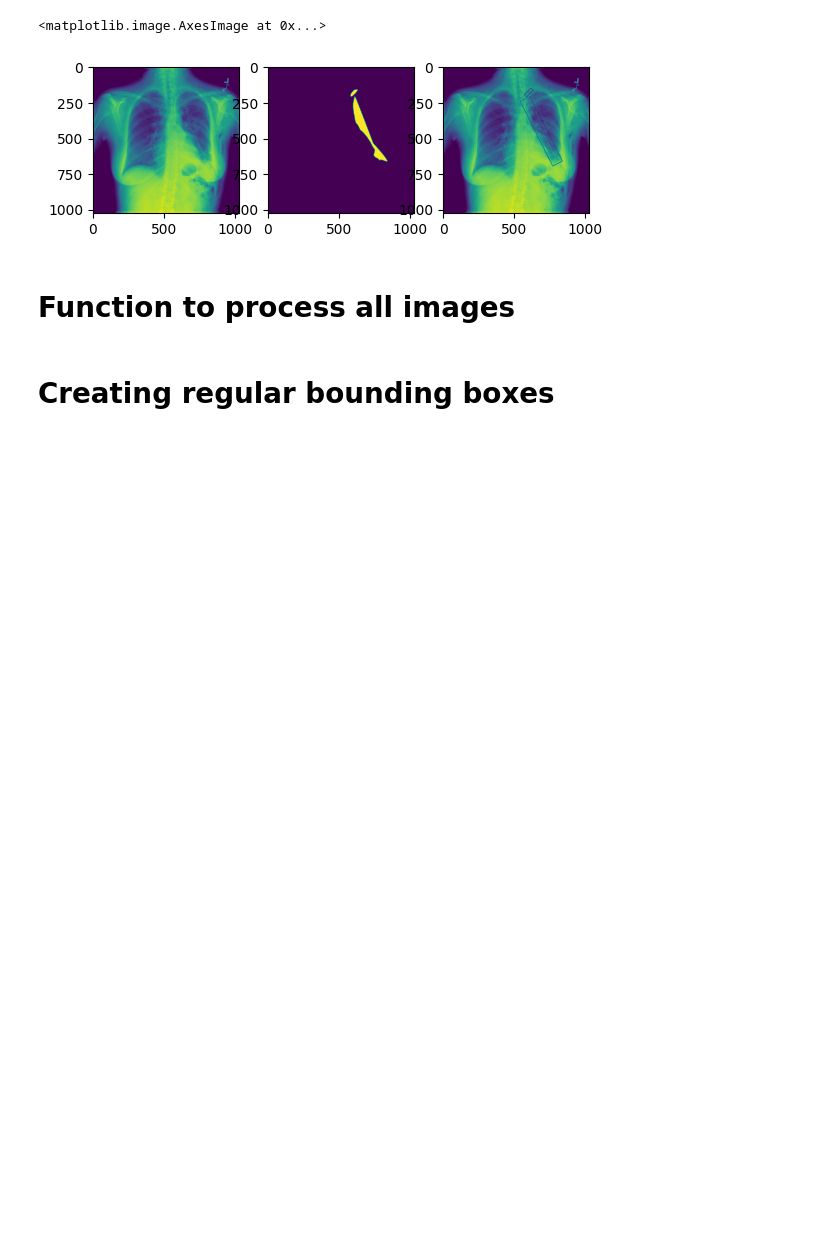
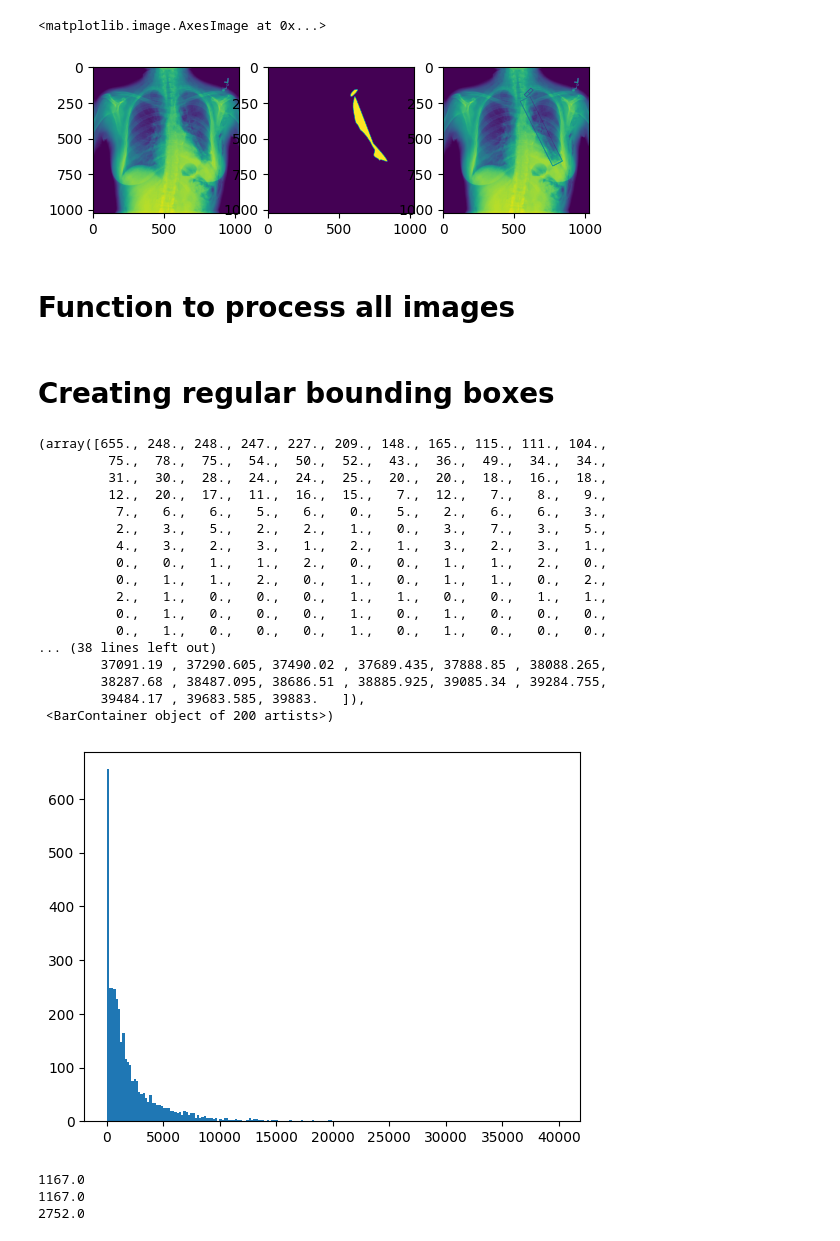
Before and after one commit to kaichenchai/Mini_VinDr_CXR_Dataset, a Jupyter notebook: siim-acr-pneumothorax/convert_mask_to_bb.ipynb, the cells around one changed output. Cells and saved outputs as stored; diff of their text form; code cells hidden in the pictures; blank space fills up the shorter version.

```diff
--- a/siim-acr-pneumothorax/convert_mask_to_bb.ipynb
+++ b/siim-acr-pneumothorax/convert_mask_to_bb.ipynb
@@ -312,3 +316,47 @@ def process_dir_of_masks_to_yolo_format(dir: str) -> pd.DataFrame:
 # %%
 df = process_dir_of_masks_to_yolo_format("/Users/kaichenchai/Documents/Projects/siim-acr_512/mask/")
 df.to_json("bb_full_mask_output.json", orient='records', indent=2, index=None)
+# %%
+areas = []
+glob_path = os.path.join("/Users/kaichenchai/Documents/Projects/siim-acr_512/mask/", "*.png")
+files = glob.glob(glob_path)
+for file in tqdm.tqdm(files):
+        cur_filename = os.path.splitext(os.path.basename(file))[0]
+        mask = cv2.imread(file)
+        if len(mask.shape) > 2:
+                mask = cv2.cvtColor(mask, cv2.COLOR_BGR2GRAY)
+        mask = (mask > 0).astype(np.uint8) * 255
+        # Find all contours (objects)
+        contours, _ = cv2.findContours(mask, cv2.RETR_EXTERNAL, cv2.CHAIN_APPROX_SIMPLE)
+        for contour in contours:
+                area = cv2.contourArea(contour)
+                areas.append(area)
+# %%
+plt.hist(areas, bins=200)
+# %% [output]
+(array([655., 248., 248., 247., 227., 209., 148., 165., 115., 111., 104.,
+         75.,  78.,  75.,  54.,  50.,  52.,  43.,  36.,  49.,  34.,  34.,
+         31.,  30.,  28.,  24.,  24.,  25.,  20.,  20.,  18.,  16.,  18.,
+         12.,  20.,  17.,  11.,  16.,  15.,   7.,  12.,   7.,   8.,   9.,
+          7.,   6.,   6.,   5.,   6.,   0.,   5.,   2.,   6.,   6.,   3.,
+          2.,   3.,   5.,   2.,   2.,   1.,   0.,   3.,   7.,   3.,   5.,
+          4.,   3.,   2.,   3.,   1.,   2.,   1.,   3.,   2.,   3.,   1.,
+          0.,   0.,   1.,   1.,   2.,   0.,   0.,   1.,   1.,   2.,   0.,
+          0.,   1.,   1.,   2.,   0.,   1.,   0.,   1.,   1.,   0.,   2.,
+          2.,   1.,   0.,   0.,   0.,   1.,   1.,   0.,   0.,   1.,   1.,
+          0.,   1.,   0.,   0.,   0.,   1.,   0.,   1.,   0.,   0.,   0.,
+          0.,   1.,   0.,   0.,   0.,   1.,   0.,   1.,   0.,   0.,   0.,
+... (38 lines left out)
+        37091.19 , 37290.605, 37490.02 , 37689.435, 37888.85 , 38088.265,
+        38287.68 , 38487.095, 38686.51 , 38885.925, 39085.34 , 39284.755,
+        39484.17 , 39683.585, 39883.   ]),
+ <BarContainer object of 200 artists>)
+[figure, added]
+# %%
+print(np.median(areas))
+print(np.quantile(areas, 0.5))
+print(np.quantile(areas, 0.75))
+# %% [output]
+1167.0
+1167.0
+2752.0
```
Also changed, not shown: parts of 2 cells of this notebook, 5 other files.
